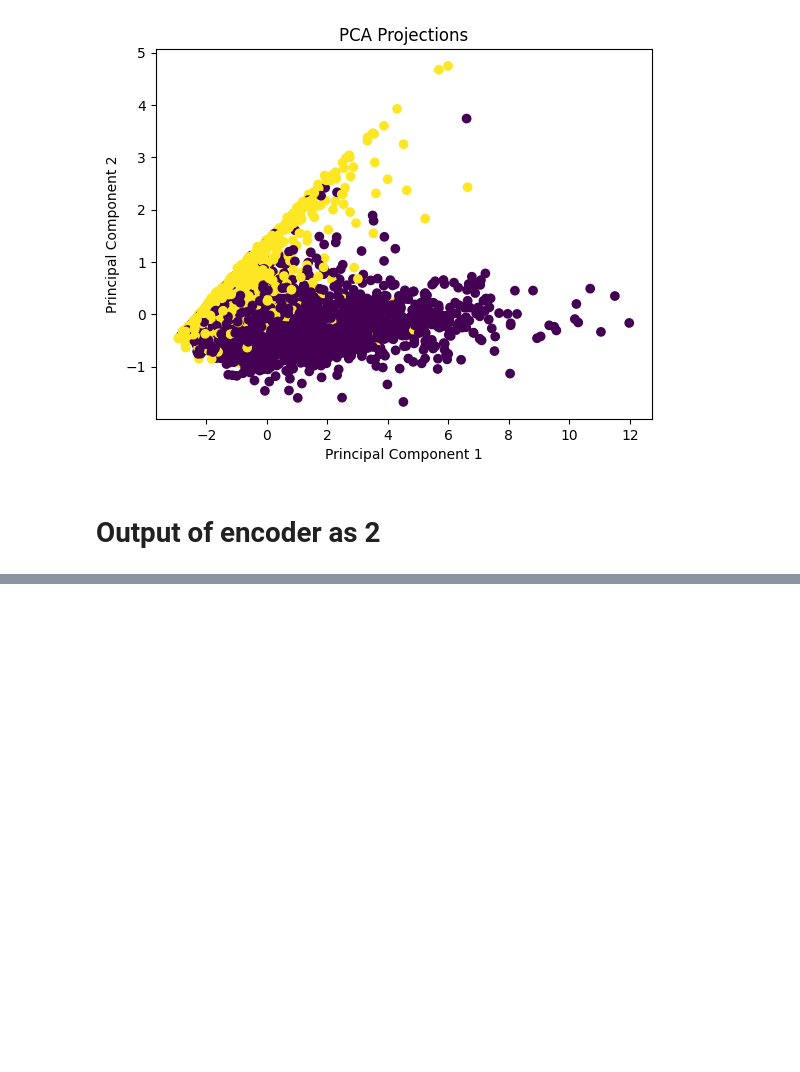
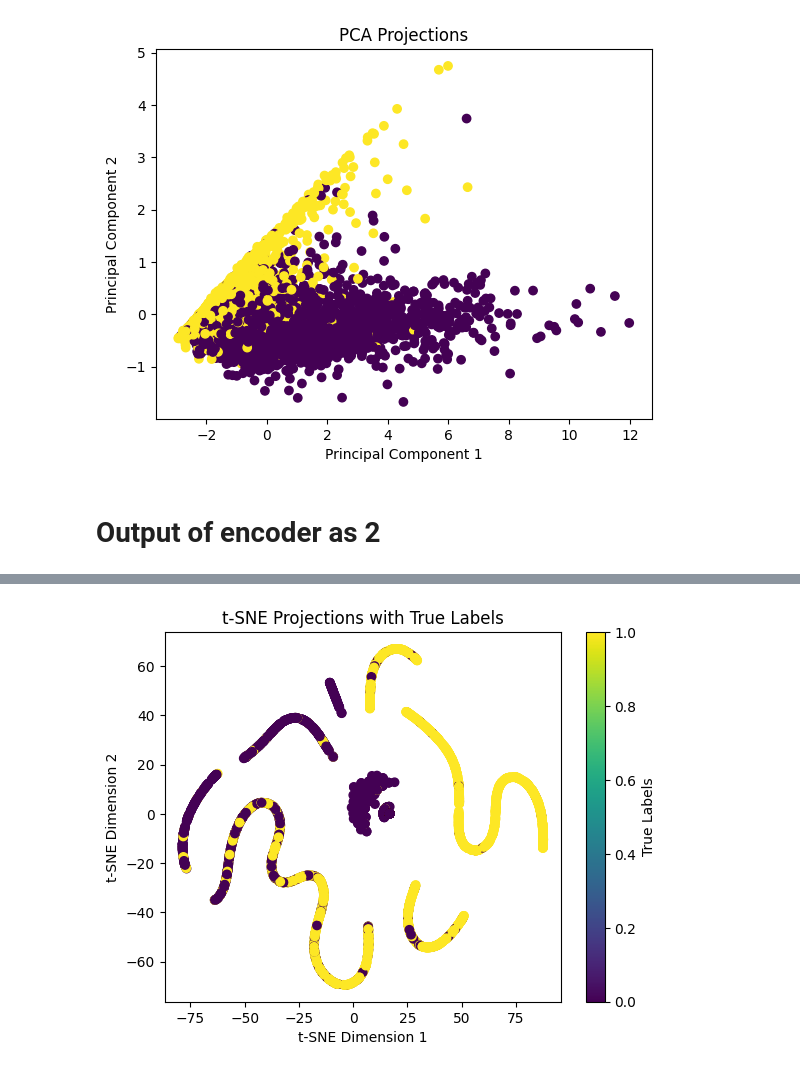
Before and after one commit to midnightripper/losses, a Jupyter notebook: KNN-Visualisation.ipynb, the cells around one changed output, grey strips where cells are left out. Saved outputs shown, nothing was run; the diff lists cells and outputs as text; code cells hidden in the pictures; blank space fills up the shorter version.

```diff
--- a/KNN-Visualisation.ipynb
+++ b/KNN-Visualisation.ipynb
@@ -348,0 +374,2 @@ outputs = encoder_with_projection_head.predict(xtrain)
+# %%
+testoutputs = encoder_with_projection_head.predict(xtest)
@@ -348,0 +378,11 @@ outputs = encoder_with_projection_head.predict(xtrain)
+# %%
+tsne = TSNE(n_components=2, random_state=42)
+projections = tsne.fit_transform(testoutputs)
+plt.scatter(projections[:, 0], projections[:, 1], c=ytest)
+plt.xlabel('t-SNE Dimension 1')
+plt.ylabel('t-SNE Dimension 2')
+plt.title('t-SNE Projections with True Labels')
+plt.colorbar(label='True Labels')
+plt.show()
+# %% [output]
+[figure, added]
```
Also changed, not shown: parts of 24 cells of this notebook.
